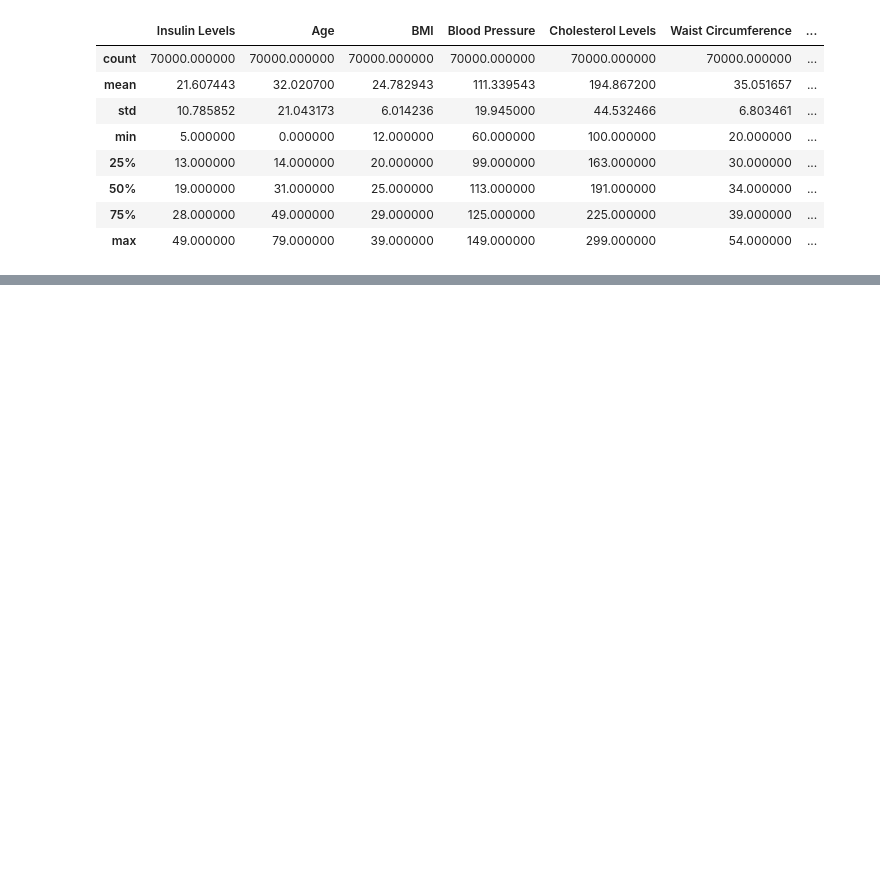
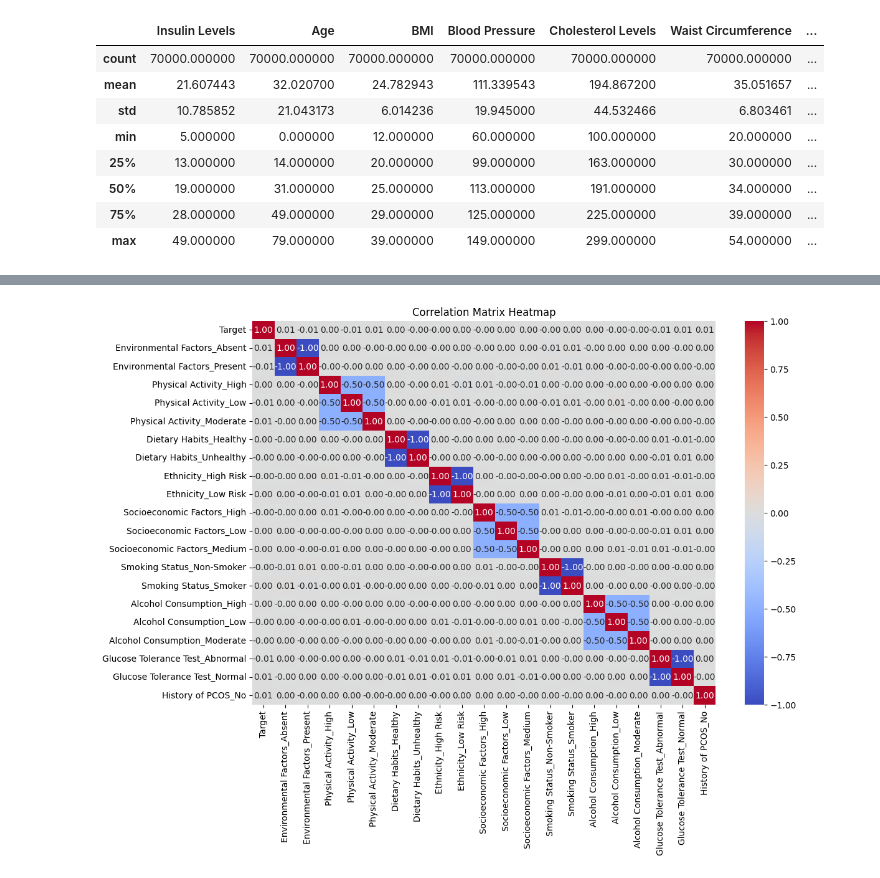
Before and after one commit to SaherHassaballa/Disease_analysis_prediction, a Jupyter notebook: analysis.ipynb, the cells around one changed output, grey strips where cells are left out. Cells and saved outputs as stored; diff of their text form; code cells hidden in the pictures; blank space fills up the shorter version.

```diff
--- a/analysis.ipynb
+++ b/analysis.ipynb
@@ -83,0 +179,12 @@ df
+# %%
+selected_columns = [df_encoded.columns[0]] + list(df_encoded.columns[20:40])
+
+correlation_matrix2 = df_encoded[selected_columns].corr()
+# %%
+# Create a heatmap
+plt.figure(figsize=(12, 8))
+sns.heatmap(correlation_matrix2, annot=True, cmap='coolwarm', fmt='.2f')
+plt.title('Correlation Matrix Heatmap')
+plt.show()
+# %% [output]
+[figure, added]
```
Also changed, not shown: parts of 29 cells of this notebook.
